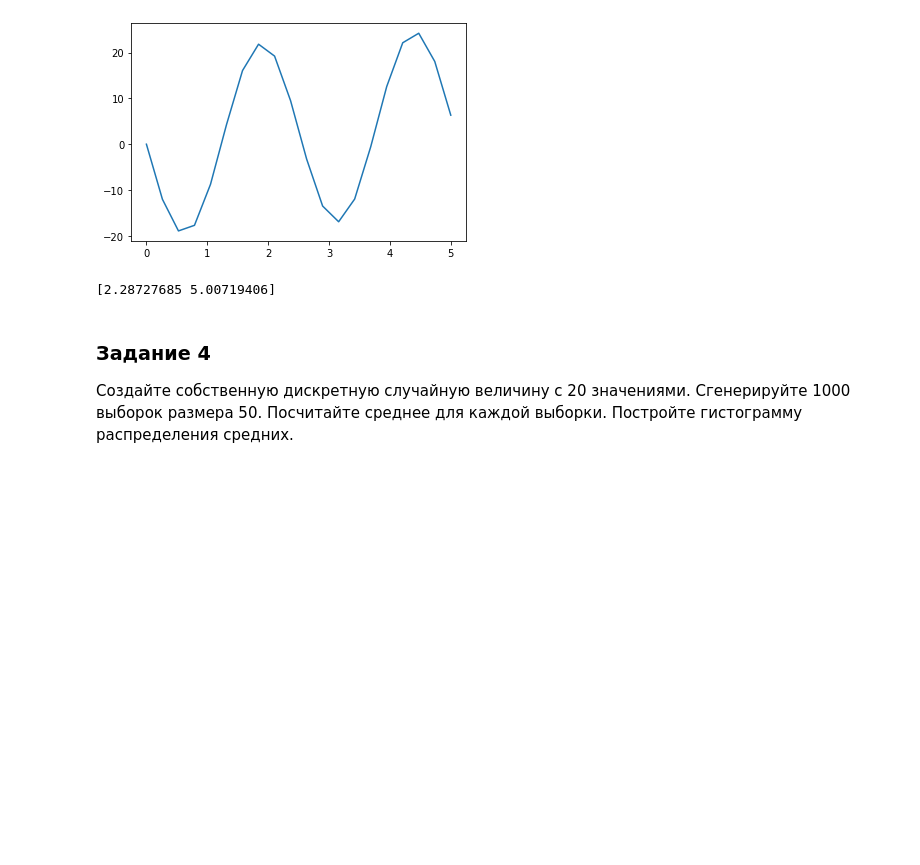
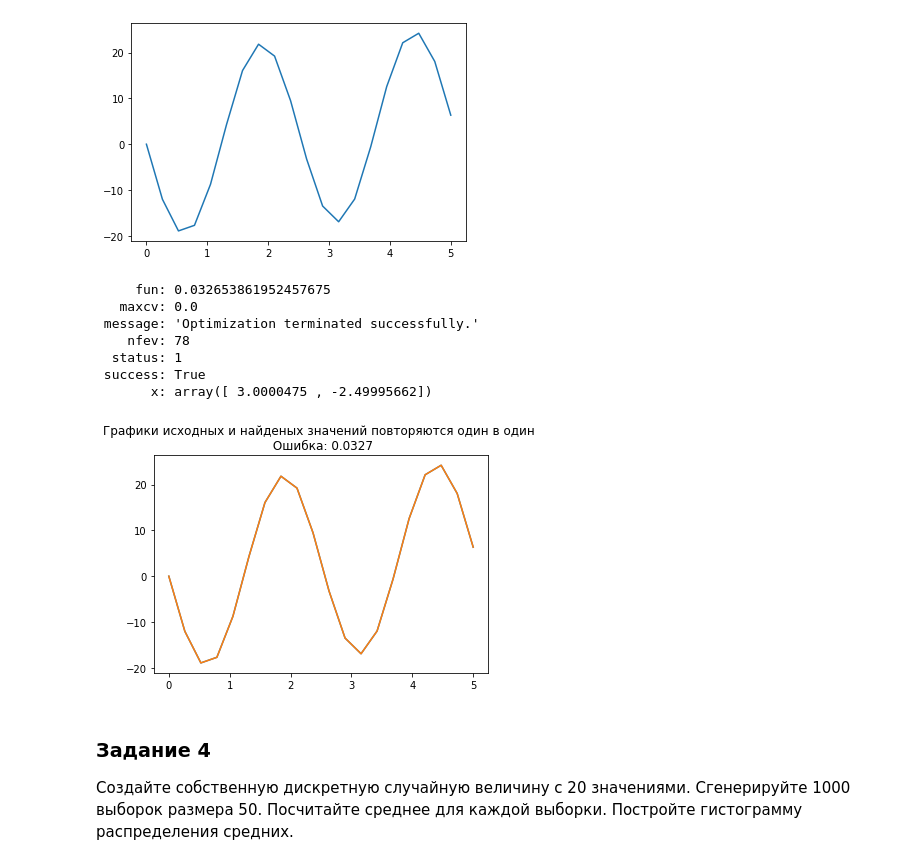
Before and after one commit to Evgen-git/netology_pyda, a Jupyter notebook: M4-MDS-6/FinalWork/FW.ipynb, the cells around one changed output. Cells and saved outputs as stored; diff of their text form; code cells hidden in the pictures; blank space fills up the shorter version.

```diff
--- a/M4-MDS-6/FinalWork/FW.ipynb
+++ b/M4-MDS-6/FinalWork/FW.ipynb
@@ -135,12 +135,26 @@ plt.show()
 def error(params):
     return np.sum(np.abs(fx - f(x, params[0], params[1])))
 # %%
-x0 = np.array([5.0,5.0])
-res = minimize(error, x0, method='SLSQP')
-
-print(res.x)
+x0 = np.array([1.0,-5.0])
+res = minimize(error, x0, method='cobyla')
+print(res)
 # %% [output]
-[2.28727685 5.00719406]
+     fun: 0.032653861952457675
+   maxcv: 0.0
+ message: 'Optimization terminated successfully.'
+    nfev: 78
+  status: 1
+ success: True
+       x: array([ 3.0000475 , -2.49995662])
+# %%
+fx1 = f(x, *res.x)
+plt.plot(x, fx)
+plt.plot(x, fx1)
+plt.title('Графики исходных и найденых значений повторяются один в один \n Ошибка: {}'.format(round(res.fun,4)))
+
+plt.show()
+# %% [output]
+[figure, added]
 # %% [markdown]
 ### Задание 4
 Создайте собственную дискретную случайную величину с 20 значениями. Сгенерируйте 1000 выборок размера 50. Посчитайте среднее для каждой выборки. Постройте гистограмму распределения средних.
```
Also changed, not shown: 2 other files.
